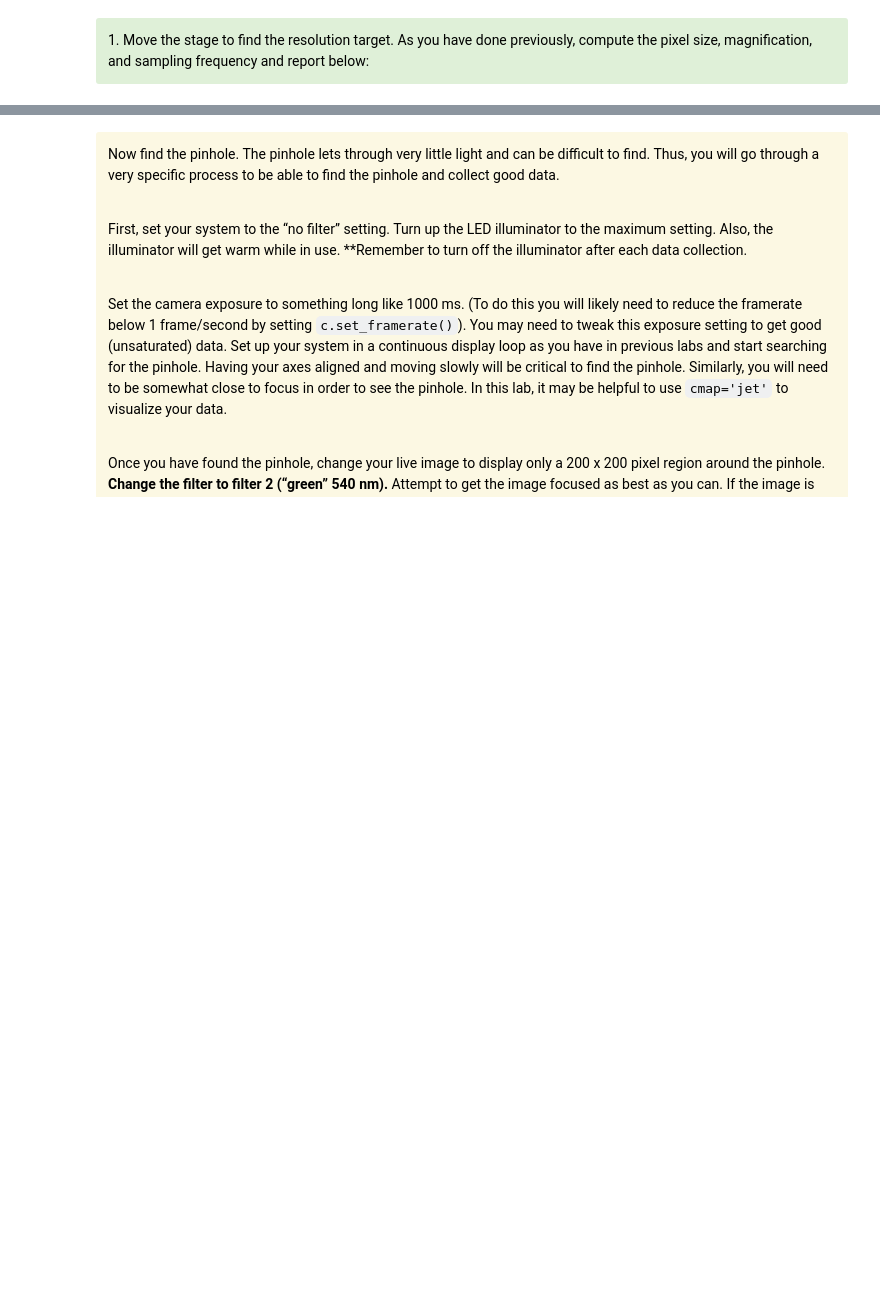
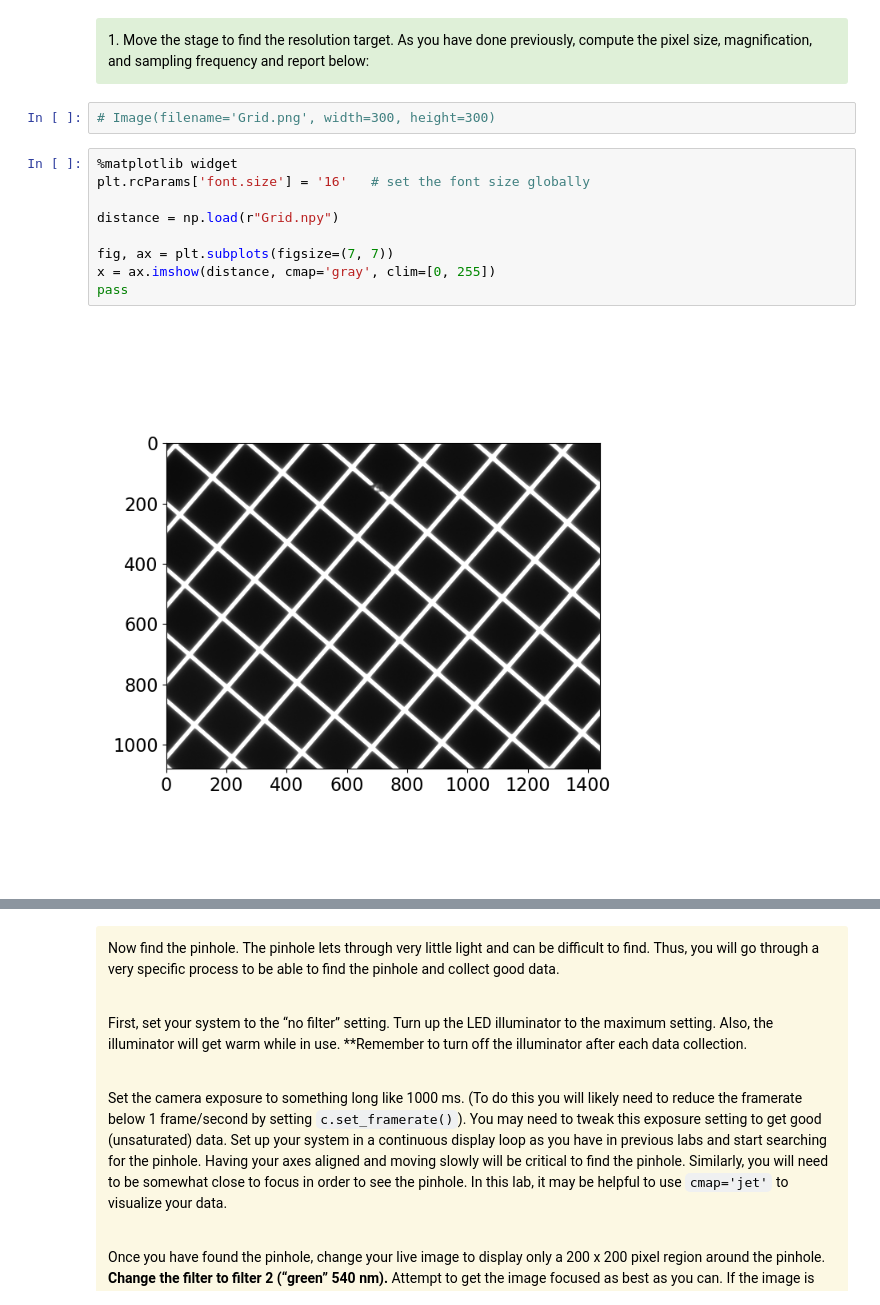
Before and after one commit to lilchromozome/Build_Imager_2025, a Jupyter notebook: Lab3/Lab3 Part2 (Clean).ipynb, the cells around one changed output, grey strips where cells are left out. Saved outputs shown, nothing was run; the diff lists cells and outputs as text; blank space fills up the shorter version.

```diff
--- a/Lab3/Lab3 Part2 (Clean).ipynb
+++ b/Lab3/Lab3 Part2 (Clean).ipynb
@@ -109,3 +110,16 @@ Frame Range      [0.9, 34.8]
 1. Move the stage to find the resolution target. As you have done previously, compute the pixel size, magnification, and sampling frequency and report below:
          </font>
 </div>
+# %%
+# Image(filename='Grid.png', width=300, height=300)
+# %%
+%matplotlib widget
+plt.rcParams['font.size'] = '16'   # set the font size globally
+
+distance = np.load(r"Grid.npy")
+
+fig, ax = plt.subplots(figsize=(7, 7))
+x = ax.imshow(distance, cmap='gray', clim=[0, 255])
+pass
+# %% [output]
+[figure, added]
```
Also changed, not shown: parts of 2 cells of this notebook, 1 other file.
